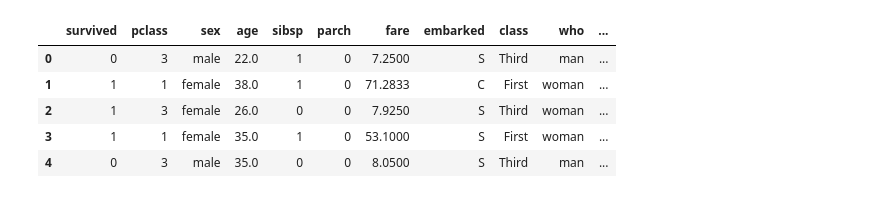
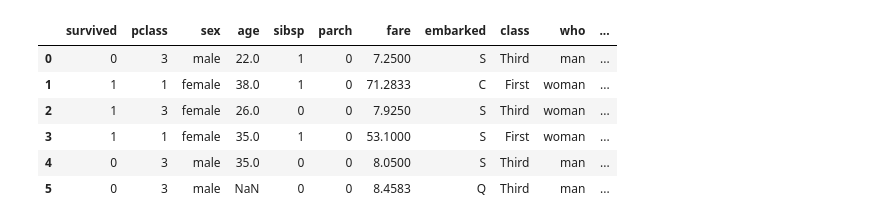
Before and after one commit to jinhuioh/Hi_ai, a Jupyter notebook: data02/test03.ipynb, the cells around one changed output. Cells and saved outputs as stored; diff of their text form; code cells hidden in the pictures.

```diff
--- a/data02/test03.ipynb
+++ b/data02/test03.ipynb
@@ -5,13 +5,14 @@ import seaborn as sns
 # %%
 df = sns.load_dataset("titanic")
-df.head()
+df.head(6)
 # %% [output]
 |  | survived | pclass | sex | age | sibsp | parch | fare | embarked | class | who | ... |
 | 0 | 0 | 3 | male | 22.0 | 1 | 0 | 7.2500 | S | Third | man | ... |
 | 1 | 1 | 1 | female | 38.0 | 1 | 0 | 71.2833 | C | First | woman | ... |
 | 2 | 1 | 3 | female | 26.0 | 0 | 0 | 7.9250 | S | Third | woman | ... |
 | 3 | 1 | 1 | female | 35.0 | 1 | 0 | 53.1000 | S | First | woman | ... |
 | 4 | 0 | 3 | male | 35.0 | 0 | 0 | 8.0500 | S | Third | man | ... |
+| 5 | 0 | 3 | male | NaN | 0 | 0 | 8.4583 | Q | Third | man | ... |
 # %%
 # 나이가 30살 이상 남자 승객 조건 필터링
 # fare를 많이 낸 순서로 내림차순 정렬
```
Also changed, not shown: parts of 21 cells of this notebook, 3 other files.
